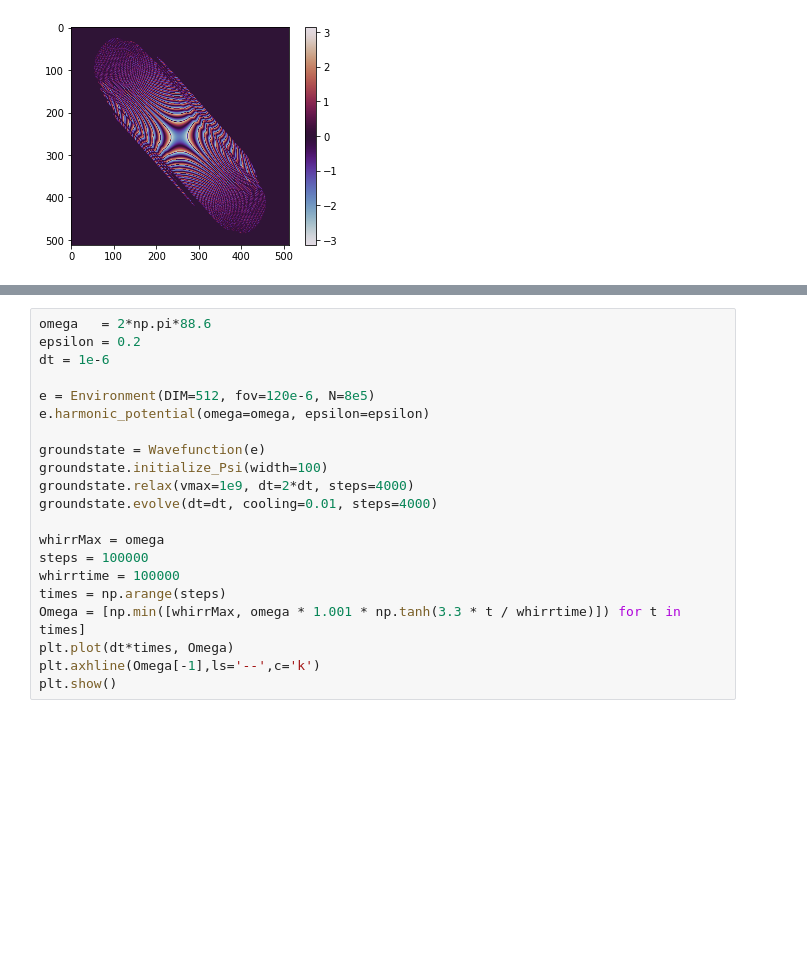
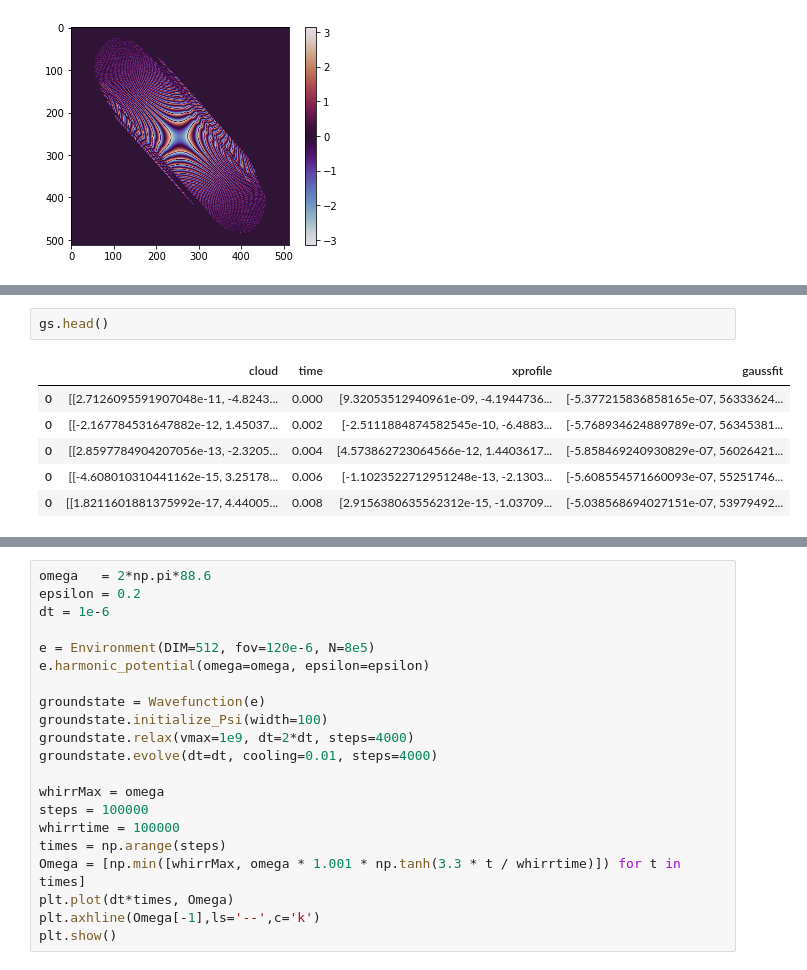
Before and after one commit to biswaroopmukherjee/condensate, a Jupyter notebook: notebooks/Hall strip.ipynb, the cells around one changed output, grey strips where cells are left out. Drawn from its saved outputs; the diff is of its cells as text; blank space fills up the shorter version.

```diff
--- a/notebooks/Hall strip.ipynb
+++ b/notebooks/Hall strip.ipynb
@@ -64,0 +165,9 @@ hallstrip.show_phase()
+# %%
+gs.head()
+# %% [output]
+|  | cloud | time | xprofile | gaussfit |
+| 0 | [[2.7126095591907048e-11, -4.8243... | 0.000 | [9.32053512940961e-09, -4.1944736... | [-5.377215836858165e-07, 56333624... |
+| 0 | [[-2.167784531647882e-12, 1.45037... | 0.002 | [-2.5111884874582545e-10, -6.4883... | [-5.768934624889789e-07, 56345381... |
+| 0 | [[2.8597784904207056e-13, -2.3205... | 0.004 | [4.573862723064566e-12, 1.4403617... | [-5.858469240930829e-07, 56026421... |
+| 0 | [[-4.608010310441162e-15, 3.25178... | 0.006 | [-1.1023522712951248e-13, -2.1303... | [-5.608554571660093e-07, 55251746... |
+| 0 | [[1.8211601881375992e-17, 4.44005... | 0.008 | [2.9156380635562312e-15, -1.03709... | [-5.038568694027151e-07, 53979492... |
```
Also changed, not shown: parts of 13 cells of this notebook, 1 other file.
